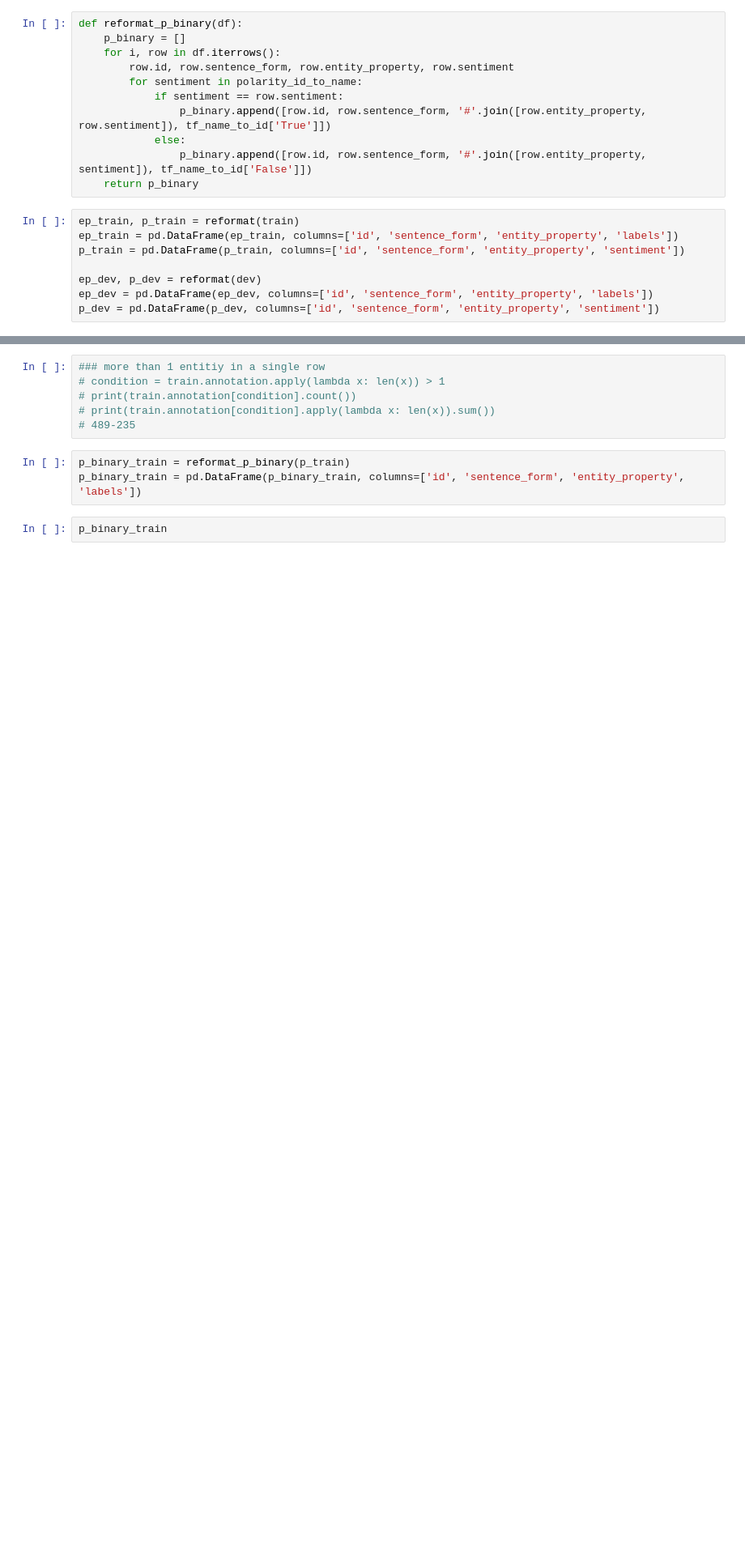
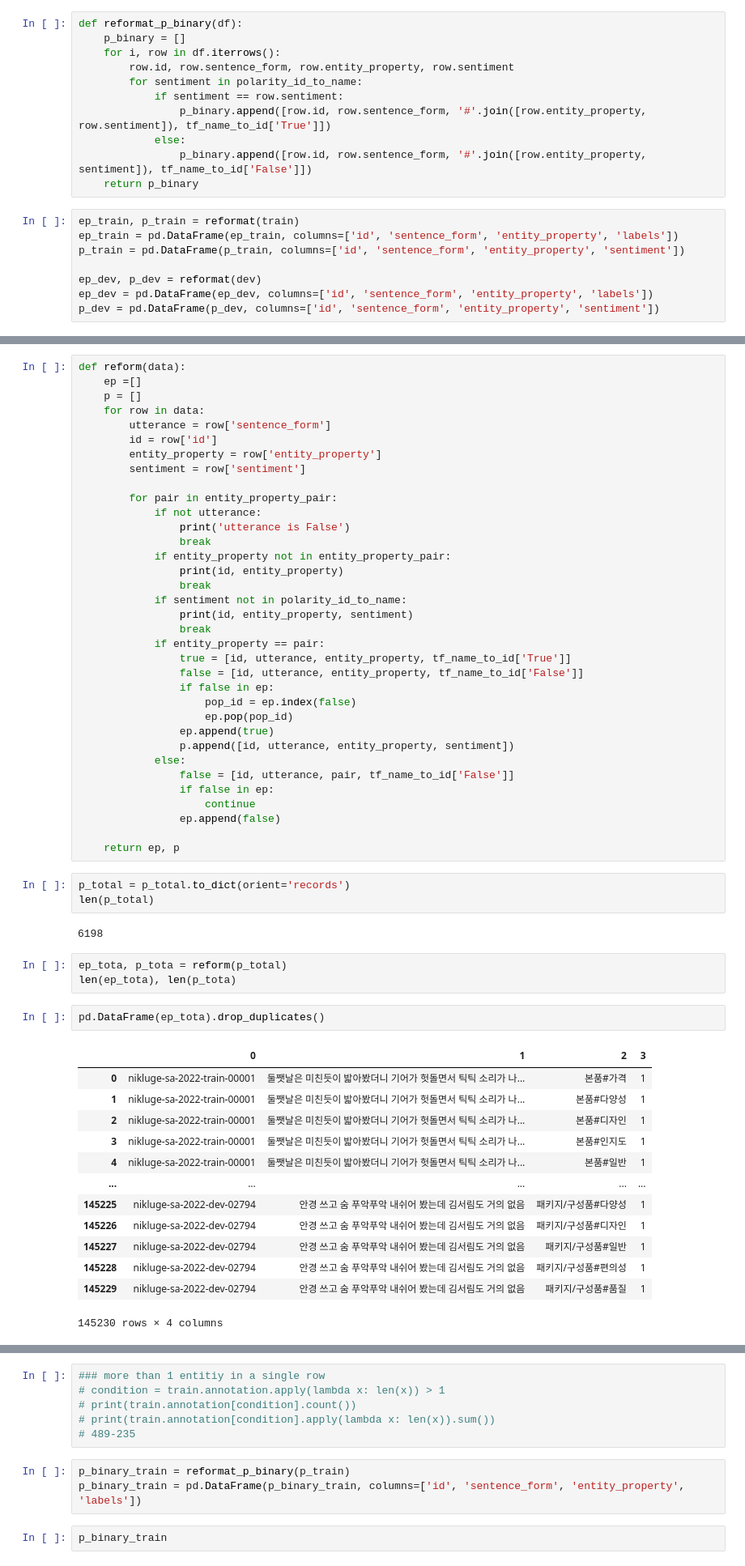
Before and after one commit to dotsnangles/aspect-based-sentiment-analysis, a Jupyter notebook: preprocess.ipynb, the cells around one changed output, grey strips where cells are left out. Shown at 81% size. Drawn from its saved outputs; the diff is of its cells as text; blank space fills up the shorter version.

```diff
--- a/preprocess.ipynb
+++ b/preprocess.ipynb
@@ -222,0 +239,59 @@ p_dev = pd.DataFrame(p_dev, columns=['id', 'sentence_form', 'entity_property', '
+# %%
+def reform(data):
+    ep =[]
+    p = []
+    for row in data:
+        utterance = row['sentence_form']
+        id = row['id']
+        entity_property = row['entity_property']
+        sentiment = row['sentiment']
+
+        for pair in entity_property_pair:
+            if not utterance:
+                print('utterance is False')
+                break
+            if entity_property not in entity_property_pair:
+                print(id, entity_property)
+                break
+            if sentiment not in polarity_id_to_name:
+                print(id, entity_property, sentiment)
+                break
+            if entity_property == pair:
+                true = [id, utterance, entity_property, tf_name_to_id['True']]
+                false = [id, utterance, entity_property, tf_name_to_id['False']]
+                if false in ep:
+                    pop_id = ep.index(false)
+                    ep.pop(pop_id)
+                ep.append(true)
+                p.append([id, utterance, entity_property, sentiment])
+            else:
+                false = [id, utterance, pair, tf_name_to_id['False']]
+                if false in ep:
+                    continue
+                ep.append(false)
+
+    return ep, p
+# %%
+p_total = p_total.to_dict(orient='records')
+len(p_total)
+# %% [output]
+6198
+# %%
+ep_tota, p_tota = reform(p_total)
+len(ep_tota), len(p_tota)
+# %%
+pd.DataFrame(ep_tota).drop_duplicates()
+# %% [output]
+|  | 0 | 1 | 2 | 3 |
+| 0 | nikluge-sa-2022-train-00001 | 둘쨋날은 미친듯이 밟아봤더니 기어가 헛돌면서 틱틱 소리가 나... | 본품#가격 | 1 |
+| 1 | nikluge-sa-2022-train-00001 | 둘쨋날은 미친듯이 밟아봤더니 기어가 헛돌면서 틱틱 소리가 나... | 본품#다양성 | 1 |
+| 2 | nikluge-sa-2022-train-00001 | 둘쨋날은 미친듯이 밟아봤더니 기어가 헛돌면서 틱틱 소리가 나... | 본품#디자인 | 1 |
+| 3 | nikluge-sa-2022-train-00001 | 둘쨋날은 미친듯이 밟아봤더니 기어가 헛돌면서 틱틱 소리가 나... | 본품#인지도 | 1 |
+| 4 | nikluge-sa-2022-train-00001 | 둘쨋날은 미친듯이 밟아봤더니 기어가 헛돌면서 틱틱 소리가 나... | 본품#일반 | 1 |
+| ... | ... | ... | ... | ... |
+| 145225 | nikluge-sa-2022-dev-02794 | 안경 쓰고 숨 푸악푸악 내쉬어 봤는데 김서림도 거의 없음 | 패키지/구성품#다양성 | 1 |
+| 145226 | nikluge-sa-2022-dev-02794 | 안경 쓰고 숨 푸악푸악 내쉬어 봤는데 김서림도 거의 없음 | 패키지/구성품#디자인 | 1 |
+| 145227 | nikluge-sa-2022-dev-02794 | 안경 쓰고 숨 푸악푸악 내쉬어 봤는데 김서림도 거의 없음 | 패키지/구성품#일반 | 1 |
+| 145228 | nikluge-sa-2022-dev-02794 | 안경 쓰고 숨 푸악푸악 내쉬어 봤는데 김서림도 거의 없음 | 패키지/구성품#편의성 | 1 |
+| 145229 | nikluge-sa-2022-dev-02794 | 안경 쓰고 숨 푸악푸악 내쉬어 봤는데 김서림도 거의 없음 | 패키지/구성품#품질 | 1 |
+145230 rows × 4 columns
```
Also changed, not shown: parts of 27 cells of this notebook, 5 other files.
